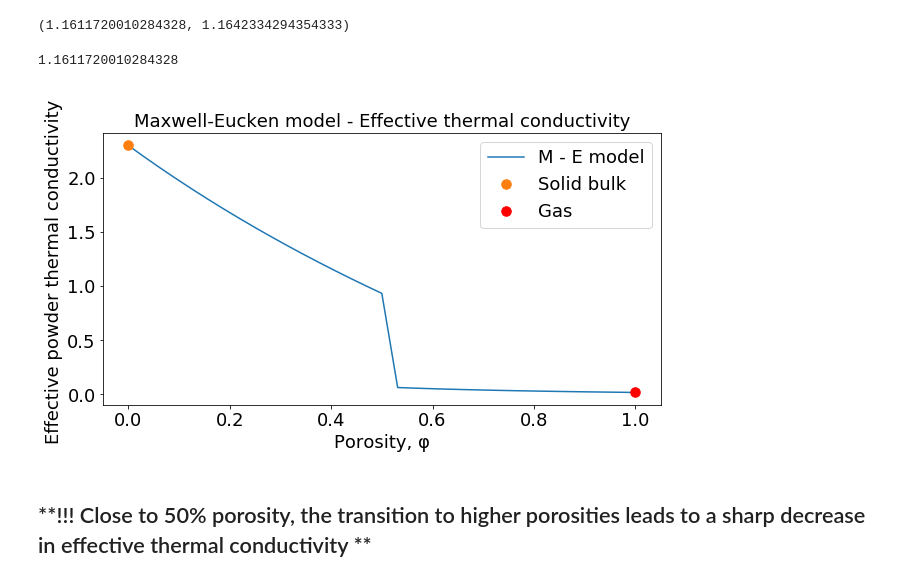
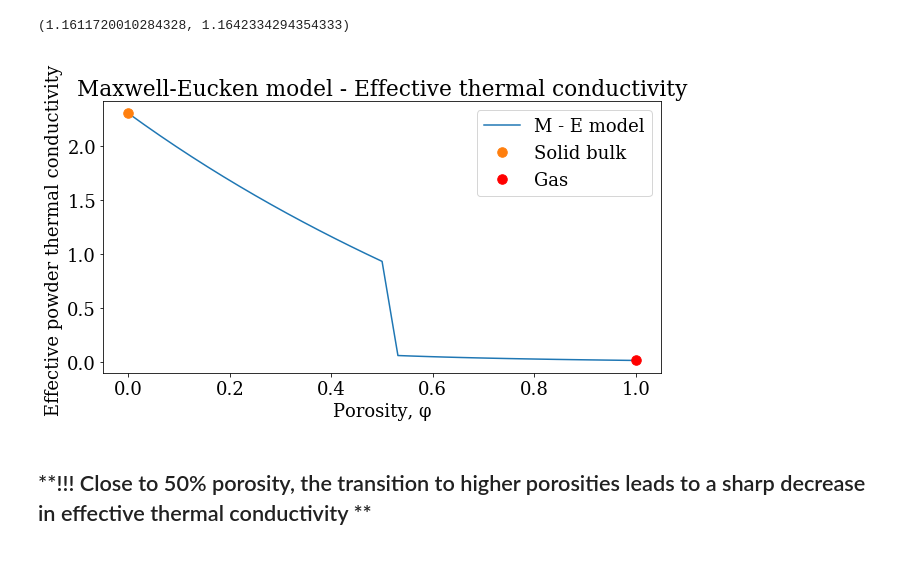
Before and after one commit to panorammix/ETModel_SLM, a Jupyter notebook: Maxwell_Eucken_Effective_Properties.ipynb, the cells around one changed output. Saved outputs shown, nothing was run; the diff lists cells and outputs as text; code cells hidden in the pictures.

```diff
--- a/Maxwell_Eucken_Effective_Properties.ipynb
+++ b/Maxwell_Eucken_Effective_Properties.ipynb
@@ -45,31 +45,25 @@ phi = 0.4
 ME_powder ( 2.3, k_Ar_RT ,phi ), ME_powder ( 2.3, k_Ar_400 , phi)
 # %% [output]
 (1.1611720010284328, 1.1642334294354333)
-# %%
-ME_powder (2.3, k_Ar_RT, 0.40)
-# %% [output]
-1.1611720010284328
 # %%
 phiarray = numpy.linspace (0,1,33)
 size = numpy.size (phiarray, 0)
 bed_array = numpy.zeros (size)
 i = 0
 for phivalue in phiarray:
     bed_array [i] = ME_powder (k_solid , k_Ar_RT, phivalue )
     i = i + 1
 pyplot.figure(figsize=(10,5))
+pyplot.rcParams['font.family'] = 'serif'
+pyplot.rcParams['font.size'] = 18
 pyplot.plot (phiarray,bed_array, label = 'M - E model')
 pyplot.plot (0, k_solid, '.', label= 'Solid bulk', markersize = 19)
 pyplot.plot (1, k_Ar_RT, '.', color = 'red',label= 'Gas', markersize = 19)
-font=18
-pyplot.ylabel('Effective powder thermal conductivity ',fontsize=font)
-pyplot.xlabel('Porosity, φ',fontsize=font)
-pyplot.yticks(fontsize=font, rotation=0)
-pyplot.xticks(fontsize=font,rotation=0);
-pyplot.title ( 'Maxwell-Eucken model - Effective thermal conductivity', fontsize = font)
-pyplot.legend(loc='best',fontsize=font);
+pyplot.ylabel('Effective powder thermal conductivity ') ; pyplot.xlabel('Porosity, φ')
+pyplot.title ( 'Maxwell-Eucken model - Effective thermal conductivity')
+pyplot.legend(loc='best');
 # %% [output]
-[figure, old version]
+[figure, new version]
 # %% [markdown]
 ## **!!! Close to 50% porosity, the transition to higher porosities leads to a sharp decrease in effective thermal conductivity **
 # %%
```
Also changed, not shown: parts of 7 cells of this notebook, 5 other files.
